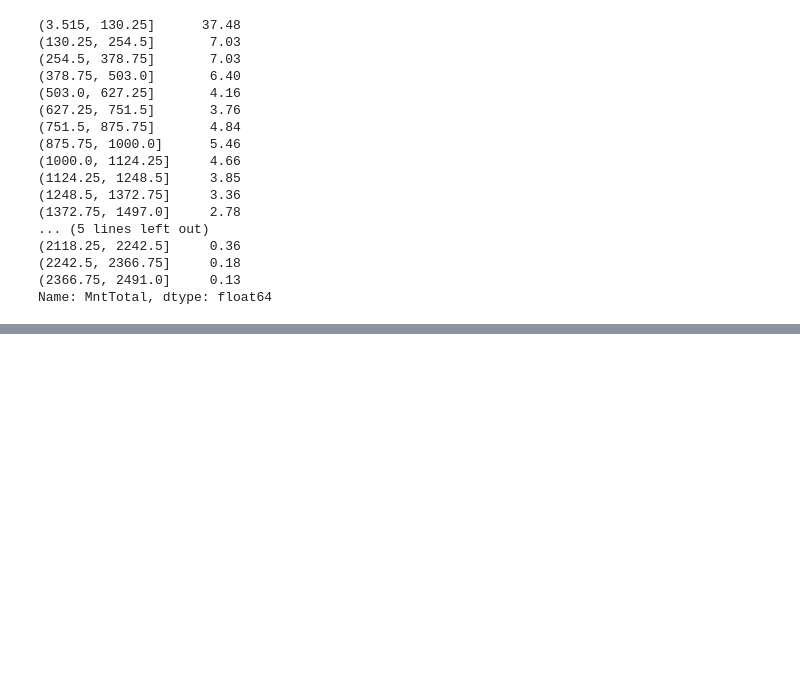
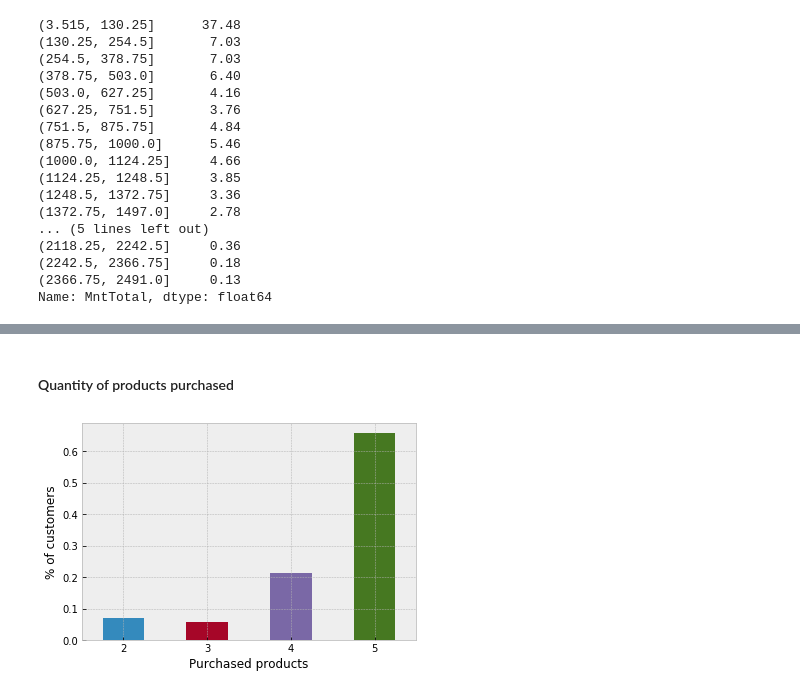
Before and after one commit to Danielgmelo/ifood, a Jupyter notebook: my_project/notebooks/eda/customers.ipynb, the cells around one changed output, grey strips where cells are left out. Drawn from its saved outputs; the diff is of its cells as text; code cells hidden in the pictures; blank space fills up the shorter version.

```diff
--- a/my_project/notebooks/eda/customers.ipynb
+++ b/my_project/notebooks/eda/customers.ipynb
@@ -351,0 +390,17 @@ Name: MntTotal, dtype: float64
+# %% [markdown]
+#### Quantity of products purchased
+# %%
+qty_of_products_purchased = (df[['MntWines', 'MntFruits', 'MntMeatProducts', 'MntFishProducts', 'MntSweetProducts']]
+                          .applymap(lambda x: 1 if x > 0 else 0)
+                          .sum(axis=1)
+)
+(qty_of_products_purchased
+ .value_counts(normalize=True)
+ .sort_index()
+ .plot
+ .bar())
+plt.xticks(rotation=0)
+plt.xlabel("Purchased products")
+plt.ylabel("% of customers");
+# %% [output]
+[figure, added]
```
Also changed, not shown: parts of 19 cells of this notebook, 5 other files.
